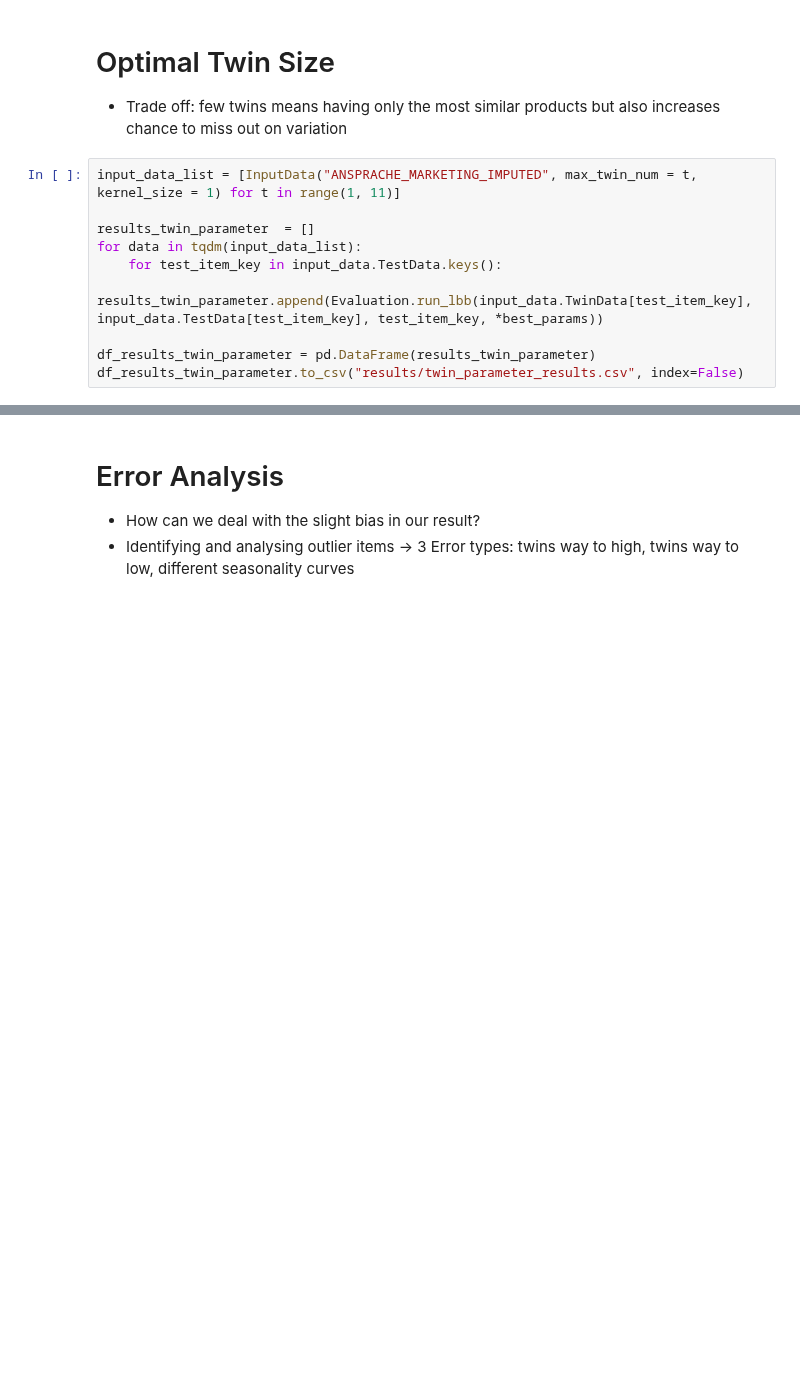
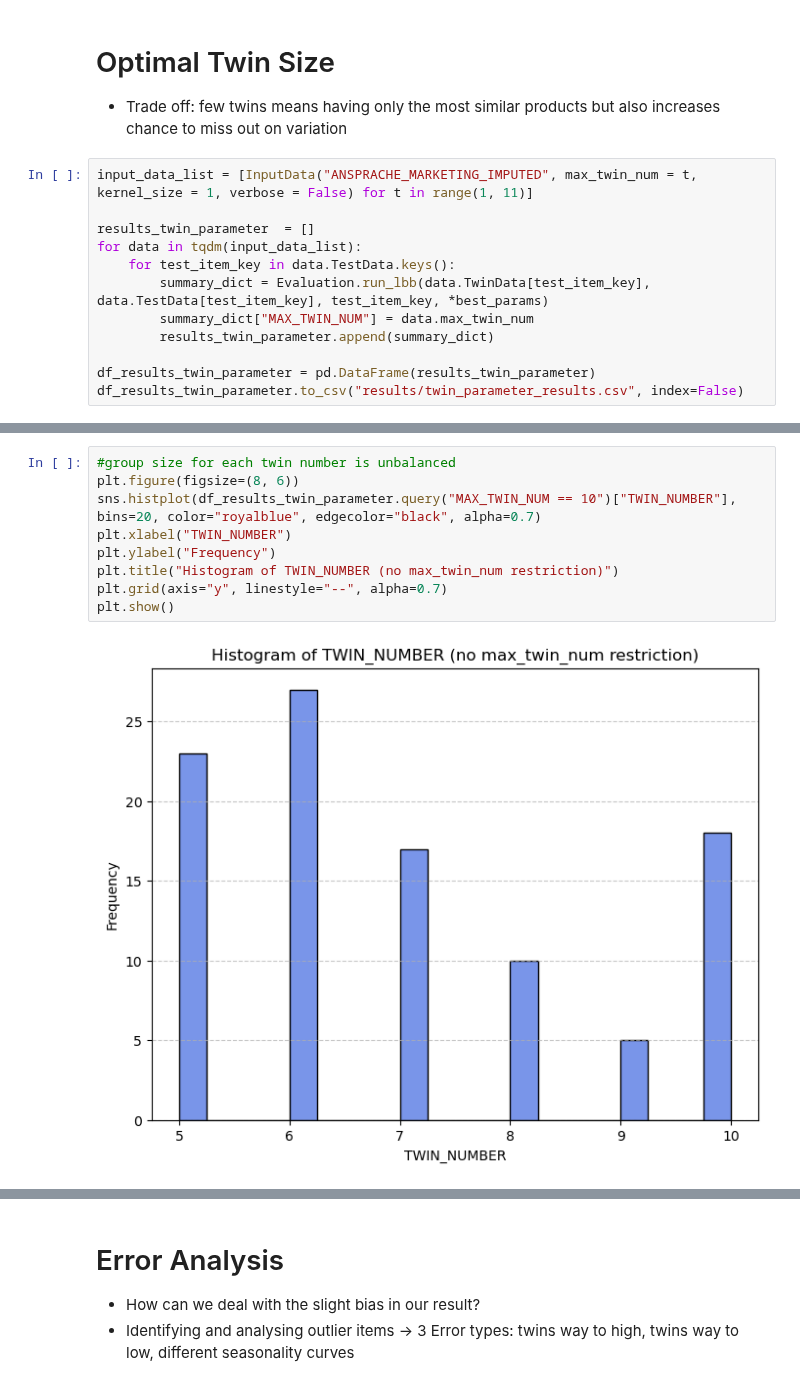
Before and after one commit to chrisnhr/Diplom, a Jupyter notebook: bootstrapping.ipynb, the cells around one changed output, grey strips where cells are left out. Drawn from its saved outputs; the diff is of its cells as text; blank space fills up the shorter version.

```diff
--- a/bootstrapping.ipynb
+++ b/bootstrapping.ipynb
@@ -259,12 +287,14 @@ Conclusion:
 # Optimal Twin Size
 - Trade off: few twins means having only the most similar products but also increases chance to miss out on variation
 # %%
-input_data_list = [InputData("ANSPRACHE_MARKETING_IMPUTED", max_twin_num = t, kernel_size = 1) for t in range(1, 11)]
+input_data_list = [InputData("ANSPRACHE_MARKETING_IMPUTED", max_twin_num = t, kernel_size = 1, verbose = False) for t in range(1, 11)]
 
 results_twin_parameter  = []
 for data in tqdm(input_data_list):
-    for test_item_key in input_data.TestData.keys():
-        results_twin_parameter.append(Evaluation.run_lbb(input_data.TwinData[test_item_key], input_data.TestData[test_item_key], test_item_key, *best_params))
+    for test_item_key in data.TestData.keys():
+        summary_dict = Evaluation.run_lbb(data.TwinData[test_item_key], data.TestData[test_item_key], test_item_key, *best_params)
+        summary_dict["MAX_TWIN_NUM"] = data.max_twin_num
+        results_twin_parameter.append(summary_dict)
 
 df_results_twin_parameter = pd.DataFrame(results_twin_parameter)
 df_results_twin_parameter.to_csv("results/twin_parameter_results.csv", index=False)
@@ -304,0 +301,11 @@ df_results_twin_parameter
+# %%
+#group size for each twin number is unbalanced
+plt.figure(figsize=(8, 6))
+sns.histplot(df_results_twin_parameter.query("MAX_TWIN_NUM == 10")["TWIN_NUMBER"], bins=20, color="royalblue", edgecolor="black", alpha=0.7)
+plt.xlabel("TWIN_NUMBER")
+plt.ylabel("Frequency")
+plt.title("Histogram of TWIN_NUMBER (no max_twin_num restriction)")
+plt.grid(axis="y", linestyle="--", alpha=0.7)
+plt.show()
+# %% [output]
+[figure, added]
```
Also changed, not shown: parts of 12 cells of this notebook, 2 other files.
